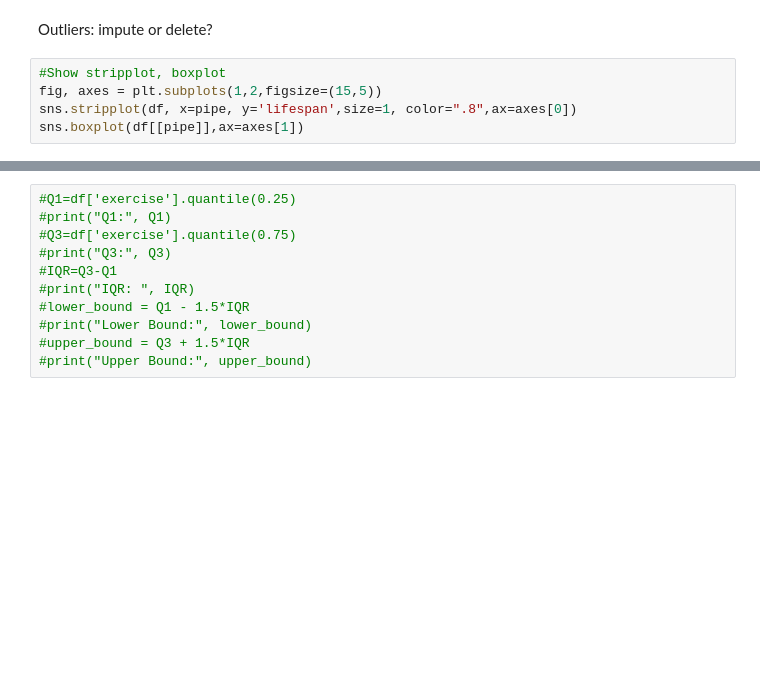
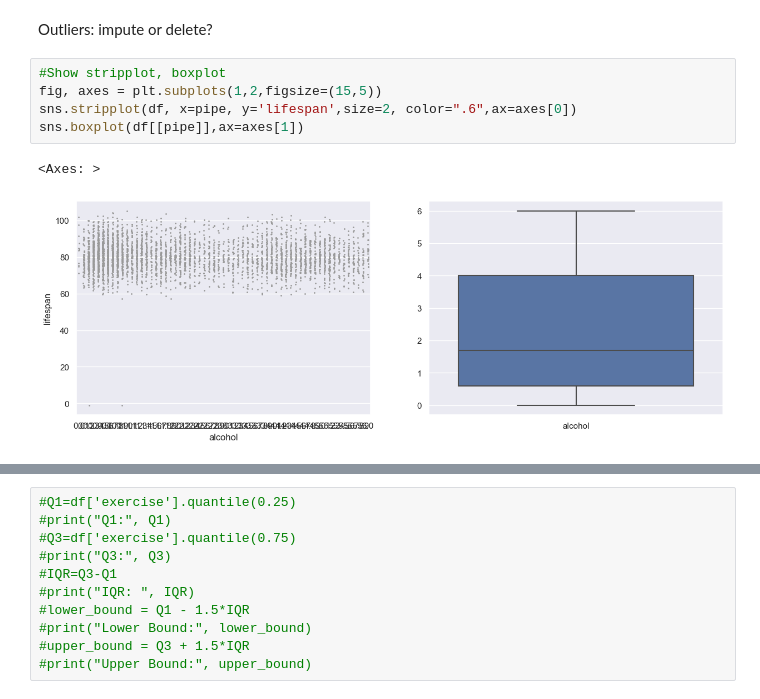
Before and after one commit to TinkerFrank/healthapp, a Jupyter notebook: EDA_Pipeline.ipynb, the cells around one changed output, grey strips where cells are left out. Cells and saved outputs as stored; diff of their text form; blank space fills up the shorter version.

```diff
--- a/EDA_Pipeline.ipynb
+++ b/EDA_Pipeline.ipynb
@@ -216,7 +332,10 @@ Outliers: impute or delete?
 # %%
 #Show stripplot, boxplot
 fig, axes = plt.subplots(1,2,figsize=(15,5))
-sns.stripplot(df, x=pipe, y='lifespan',size=1, color=".8",ax=axes[0])
+sns.stripplot(df, x=pipe, y='lifespan',size=2, color=".6",ax=axes[0])
 sns.boxplot(df[[pipe]],ax=axes[1])
+# %% [output]
+<Axes: >
+[figure, added]
 # %%
 sns.boxplot(y=df[pipe])
```
Also changed, not shown: parts of 25 cells of this notebook.
